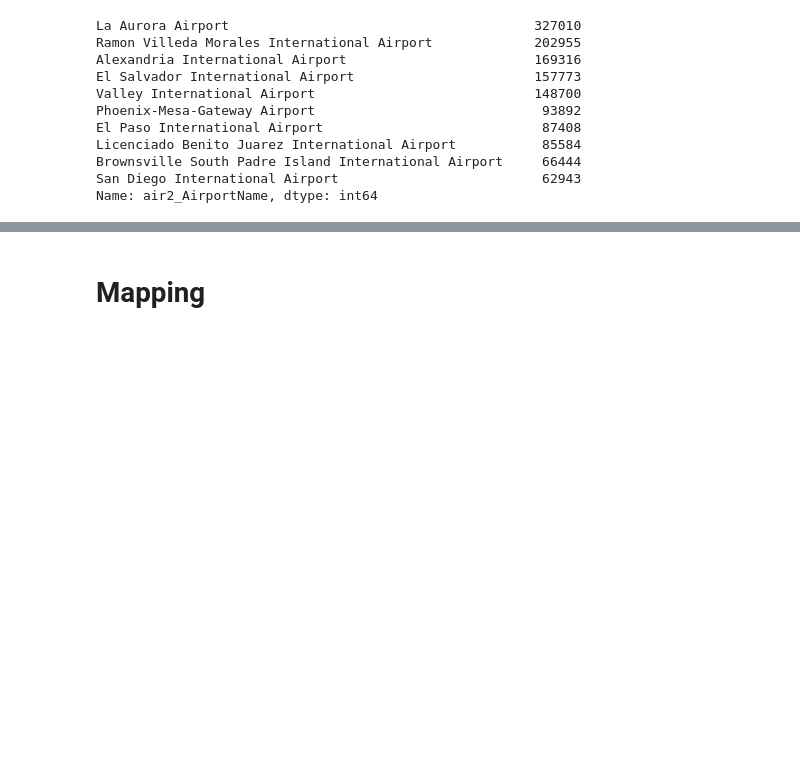
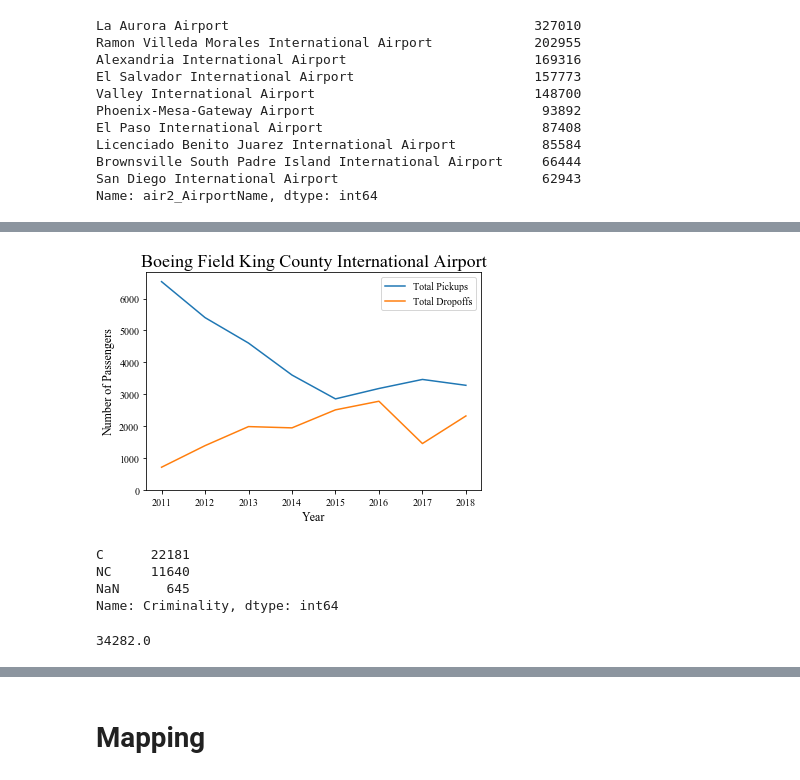
Before and after one commit to UWCHR/ice-air, a Jupyter notebook: analyze/note/analyze.ipynb, the cells around one changed output, grey strips where cells are left out. Cells and saved outputs as stored; diff of their text form; code cells hidden in the pictures; blank space fills up the shorter version.

```diff
--- a/analyze/note/analyze.ipynb
+++ b/analyze/note/analyze.ipynb
@@ -489,0 +217,9 @@ fig.savefig('../output/NoCrim.png', dpi=100)
+# %%
+airport = 'KBFI'
+airport_name = airport_dict[airport]
+# %%
+pickup = df['PULOC'] == airport
+dropoff = df['DropLoc'] == airport
+# %%
+pickup_df = df[pickup]
+dropoff_df = df[dropoff]
@@ -489,0 +230,7 @@ fig.savefig('../output/NoCrim.png', dpi=100)
+# %%
+weekly_pickups = pickup_df['AlienMasterID'].resample('W').nunique()
+weekly_dropoffs = dropoff_df['AlienMasterID'].resample('W').nunique()
+monthly_pickups = pickup_df['AlienMasterID'].resample('M').nunique()
+monthly_dropoffs = dropoff_df['AlienMasterID'].resample('M').nunique()
+annual_pickups = pickup_df['2011':'2018']['AlienMasterID'].resample('AS').nunique()
+annual_dropoffs = dropoff_df['2011':'2018']['AlienMasterID'].resample('AS').nunique()
@@ -489,0 +263,29 @@ fig.savefig('../output/NoCrim.png', dpi=100)
+# %%
+def plot(data):
+
+    fig, ax = plt.subplots()
+
+    for datum in data:
+        ax = datum.plot(legend=True)
+
+    ax.set_ylabel('Number of Passengers', fontsize=12)
+    ax.set_ylim(0)
+    ax.set_xlabel('Year', fontsize=12)
+    ax.set_title(f'{airport_name}', fontsize=18)
+
+    fig.savefig('../output/ICEFlights.png')
+    return fig, ax
+
+annual_pickups.rename('Total Pickups', inplace=True)
+annual_dropoffs.rename('Total Dropoffs', inplace=True)
+
+plot = plot([annual_pickups, annual_dropoffs]);
+# %% [output]
+[figure, added]
+# %%
+pickup_df['Criminality'].value_counts(dropna=False)
+# %% [output]
+C      22181
+NC     11640
+NaN      645
+Name: Criminality, dtype: int64
@@ -489,0 +297,4 @@ fig.savefig('../output/NoCrim.png', dpi=100)
+# %%
+annual_data['total'].max()
+# %% [output]
+34282.0
```
Also changed, not shown: parts of 85 cells of this notebook.
